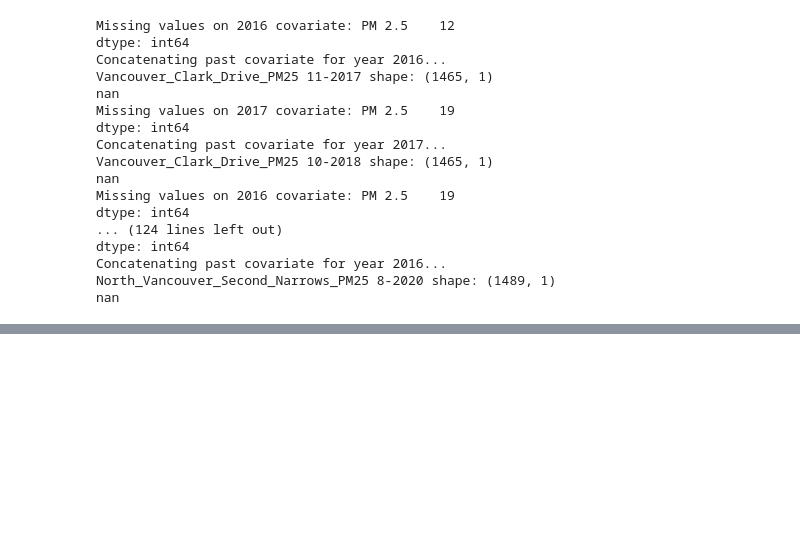
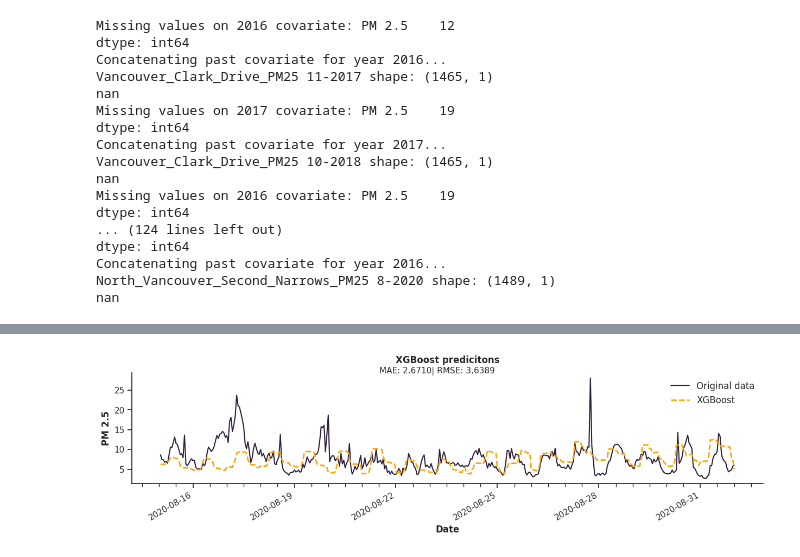
Before and after one commit to erich-hs/Air-We-Breathe, a Jupyter notebook: awb_Missing_LSTM.ipynb, the cells around one changed output, grey strips where cells are left out. Drawn from its saved outputs; the diff is of its cells as text; code cells hidden in the pictures; blank space fills up the shorter version.

```diff
--- a/awb_Missing_LSTM.ipynb
+++ b/awb_Missing_LSTM.ipynb
@@ -455,0 +539,20 @@ nan
+# %%
+test["Prediction"] = reg.predict(X_test)
+test_train = pd.concat([test, train], sort = False)
+# %%
+plot_compare(
+    test,
+    test,
+    value="Prediction",
+    value_missing="PM 2.5",
+    missing_only=False,
+    fill=False,
+    data_label="XGBoost",
+    data_missing_label="Original data",
+    plot_title="XGBoost predicitons",
+    plot_sup_title=f"MAE: {np.mean(np.abs(test['PM 2.5'] - test['Prediction'])):.4f}\
+| RMSE: {np.sqrt(np.mean((test['PM 2.5'] - test['Prediction']) ** 2)):.4f}",
+    figsize=(15, 3)
+)
+# %% [output]
+[figure, added]
```
Also changed, not shown: parts of 8 cells of this notebook, 1 other file.
